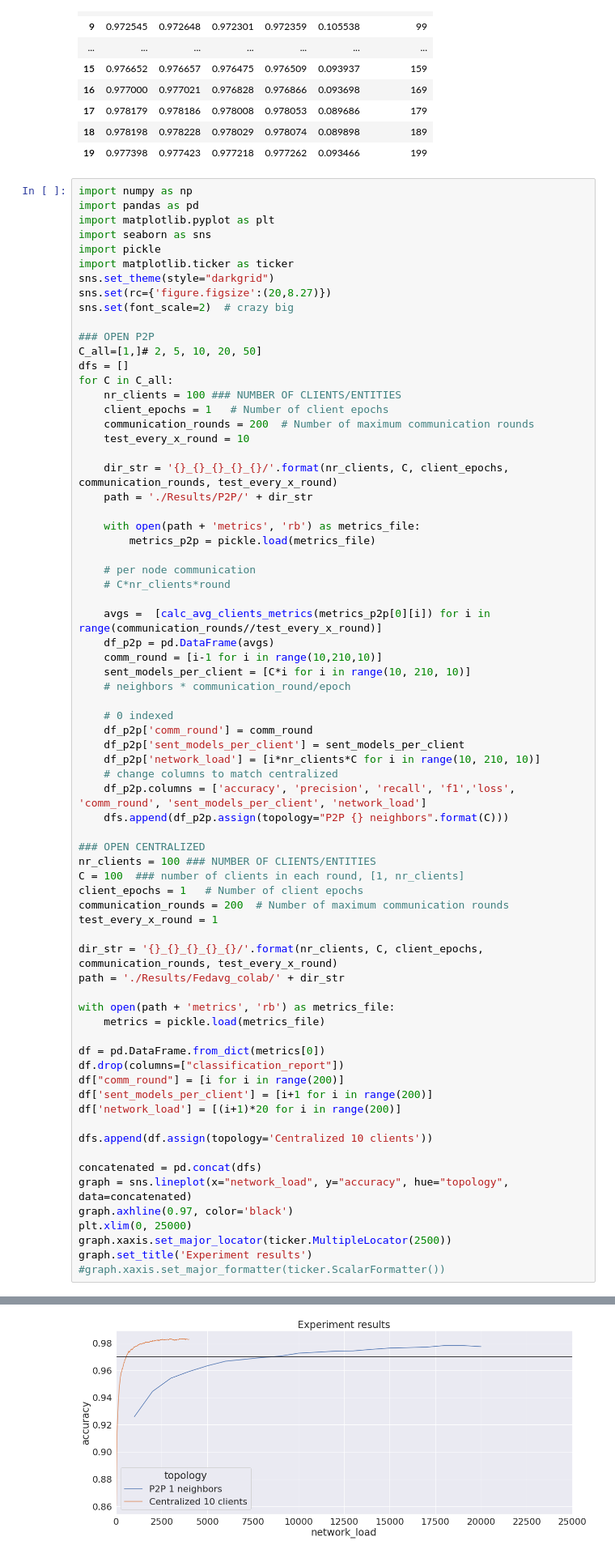
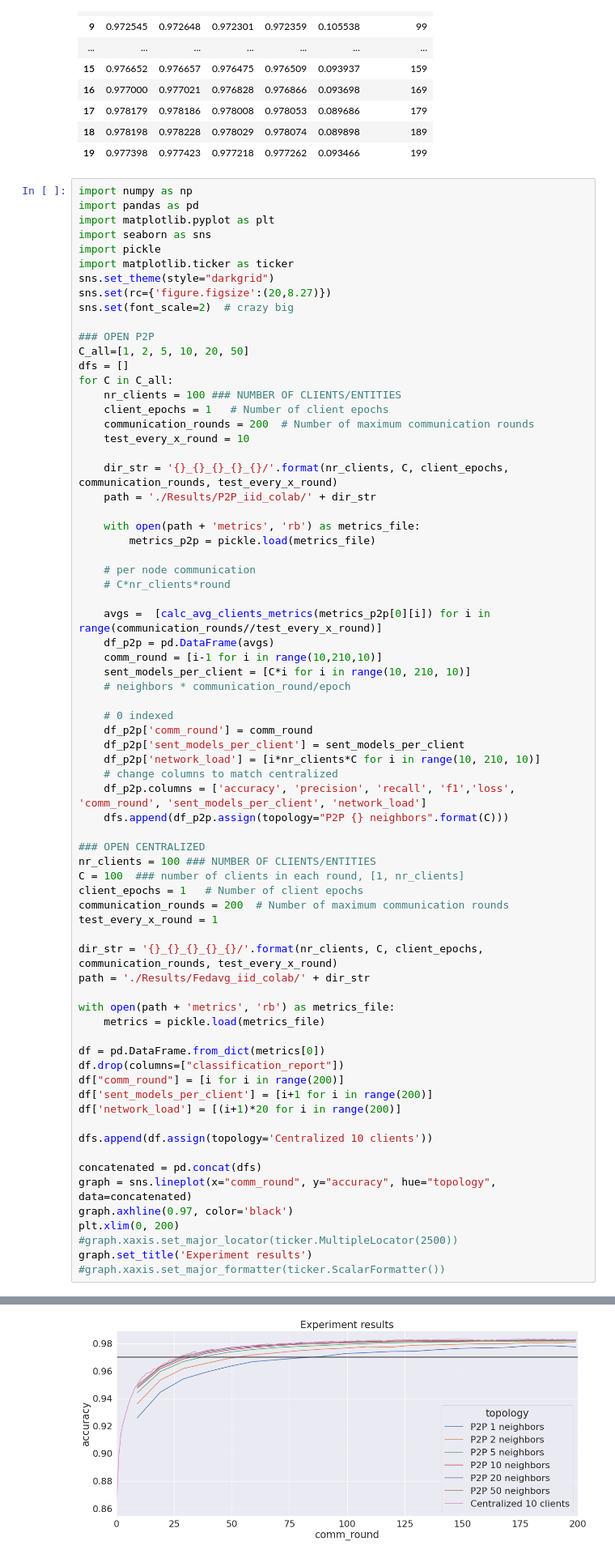
Before and after one commit to dylanmaenpaa/thesis, a Jupyter notebook: plots.ipynb, the cells around one changed output, grey strips where cells are left out. Shown at 81% size. Drawn from its saved outputs; the diff is of its cells as text.

Commit message:
Update plot code and scripts

```diff
--- a/plots.ipynb
+++ b/plots.ipynb
@@ -179,7 +227,7 @@ sns.set(rc={'figure.figsize':(20,8.27)})
 sns.set(font_scale=2)  # crazy big
 
 ### OPEN P2P
-C_all=[1,]# 2, 5, 10, 20, 50]
+C_all=[1, 2, 5, 10, 20, 50]
 dfs = []
 for C in C_all:
     nr_clients = 100 ### NUMBER OF CLIENTS/ENTITIES
@@ -188,7 +236,7 @@ for C in C_all:
     test_every_x_round = 10
 
     dir_str = '{}_{}_{}_{}_{}/'.format(nr_clients, C, client_epochs, communication_rounds, test_every_x_round)
-    path = './Results/P2P/' + dir_str
+    path = './Results/P2P_iid_colab/' + dir_str
 
     with open(path + 'metrics', 'rb') as metrics_file:
         metrics_p2p = pickle.load(metrics_file)
@@ -209,38 +257,38 @@ for C in C_all:
     # change columns to match centralized
     df_p2p.columns = ['accuracy', 'precision', 'recall', 'f1','loss', 'comm_round', 'sent_models_per_client', 'network_load']
     dfs.append(df_p2p.assign(topology="P2P {} neighbors".format(C)))
 
 ### OPEN CENTRALIZED
 nr_clients = 100 ### NUMBER OF CLIENTS/ENTITIES
 C = 100  ### number of clients in each round, [1, nr_clients]
 client_epochs = 1   # Number of client epochs
 communication_rounds = 200  # Number of maximum communication rounds
 test_every_x_round = 1
 
 dir_str = '{}_{}_{}_{}_{}/'.format(nr_clients, C, client_epochs, communication_rounds, test_every_x_round)
-path = './Results/Fedavg_colab/' + dir_str
+path = './Results/Fedavg_iid_colab/' + dir_str
 
 with open(path + 'metrics', 'rb') as metrics_file:
     metrics = pickle.load(metrics_file)
 
 df = pd.DataFrame.from_dict(metrics[0])
 df.drop(columns=["classification_report"])
 df["comm_round"] = [i for i in range(200)]
 df['sent_models_per_client'] = [i+1 for i in range(200)]
 df['network_load'] = [(i+1)*20 for i in range(200)]
 
 dfs.append(df.assign(topology='Centralized 10 clients'))
 
 concatenated = pd.concat(dfs)
-graph = sns.lineplot(x="network_load", y="accuracy", hue="topology", data=concatenated)
+graph = sns.lineplot(x="comm_round", y="accuracy", hue="topology", data=concatenated)
 graph.axhline(0.97, color='black')
-plt.xlim(0, 25000)
-graph.xaxis.set_major_locator(ticker.MultipleLocator(2500))
+plt.xlim(0, 200)
+#graph.xaxis.set_major_locator(ticker.MultipleLocator(2500))
 graph.set_title('Experiment results')
 #graph.xaxis.set_major_formatter(ticker.ScalarFormatter())
 # %% [output]
 Text(0.5, 1.0, 'Experiment results')
-[figure, old version]
+[figure, new version]
 # %%
 import numpy as np
 import pandas as pd
```
Also changed, not shown: parts of 4 cells of this notebook, 4 other files.
